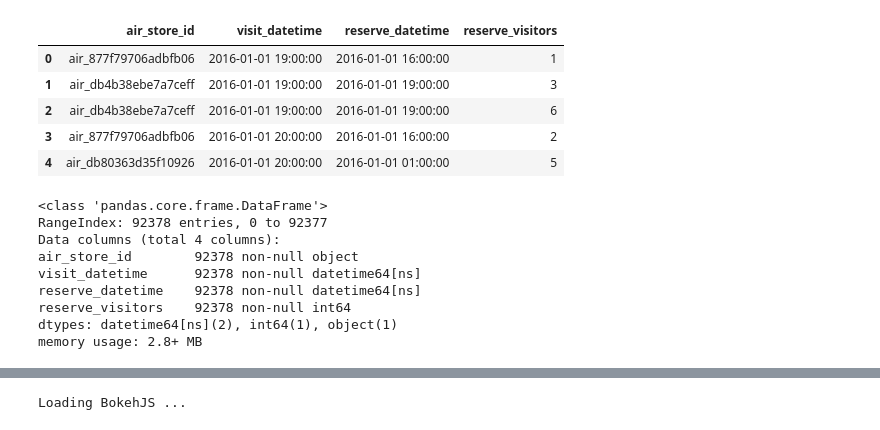
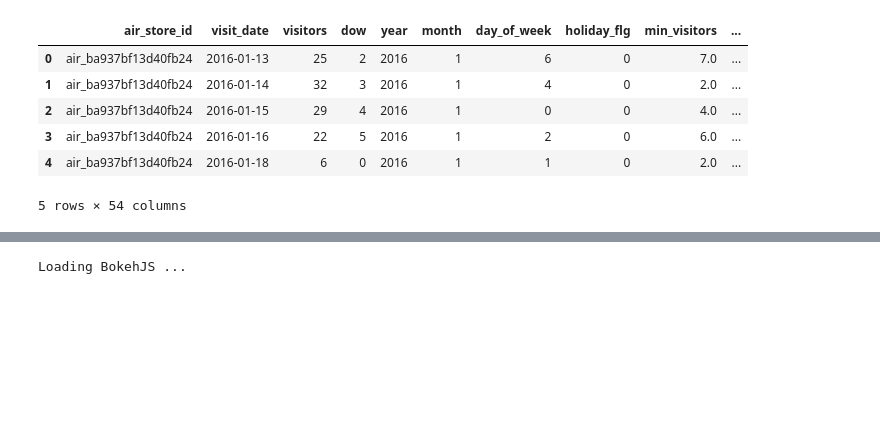
Before and after one commit to lamesen/RecruitRestaurantVisitorForecasting, a Jupyter notebook: ExploratoryDataAnalysis.ipynb, the cells around one changed output, grey strips where cells are left out. Cells and saved outputs as stored; diff of their text form; code cells hidden in the pictures; blank space fills up the shorter version.

```diff
--- a/ExploratoryDataAnalysis.ipynb
+++ b/ExploratoryDataAnalysis.ipynb
@@ -15,0 +8,3 @@ store_id_relation_df = pd.read_csv(r'./data/store_id_relation.csv')
+# %%
+# Import data into pandas data frames
+data, stores = recruit_utils.import_data()
@@ -16,21 +56,12 @@ store_id_relation_df = pd.read_csv(r'./data/store_id_relation.csv')
+# %%
+train, test = recruit_utils.create_train_test(data, stores)
 # %%
-air_reserve_df.head()
+train.head()
 # %% [output]
-|  | air_store_id | visit_datetime | reserve_datetime | reserve_visitors |
-| 0 | air_877f79706adbfb06 | 2016-01-01 19:00:00 | 2016-01-01 16:00:00 | 1 |
-| 1 | air_db4b38ebe7a7ceff | 2016-01-01 19:00:00 | 2016-01-01 19:00:00 | 3 |
-| 2 | air_db4b38ebe7a7ceff | 2016-01-01 19:00:00 | 2016-01-01 19:00:00 | 6 |
-| 3 | air_877f79706adbfb06 | 2016-01-01 20:00:00 | 2016-01-01 16:00:00 | 2 |
-| 4 | air_db80363d35f10926 | 2016-01-01 20:00:00 | 2016-01-01 01:00:00 | 5 |
+|  | air_store_id | visit_date | visitors | dow | year | month | day_of_week | holiday_flg | min_visitors | ... |
+| 0 | air_ba937bf13d40fb24 | 2016-01-13 | 25 | 2 | 2016 | 1 | 6 | 0 | 7.0 | ... |
+| 1 | air_ba937bf13d40fb24 | 2016-01-14 | 32 | 3 | 2016 | 1 | 4 | 0 | 2.0 | ... |
+| 2 | air_ba937bf13d40fb24 | 2016-01-15 | 29 | 4 | 2016 | 1 | 0 | 0 | 4.0 | ... |
+| 3 | air_ba937bf13d40fb24 | 2016-01-16 | 22 | 5 | 2016 | 1 | 2 | 0 | 6.0 | ... |
+| 4 | air_ba937bf13d40fb24 | 2016-01-18 | 6 | 0 | 2016 | 1 | 1 | 0 | 2.0 | ... |
+5 rows × 54 columns
-# %%
-air_reserve_df.info()
-# %% [output]
-<class 'pandas.core.frame.DataFrame'>
-RangeIndex: 92378 entries, 0 to 92377
-Data columns (total 4 columns):
-air_store_id        92378 non-null object
-visit_datetime      92378 non-null datetime64[ns]
-reserve_datetime    92378 non-null datetime64[ns]
-reserve_visitors    92378 non-null int64
-dtypes: datetime64[ns](2), int64(1), object(1)
-memory usage: 2.8+ MB
```
Also changed, not shown: parts of 30 cells of this notebook, 1 other file.
